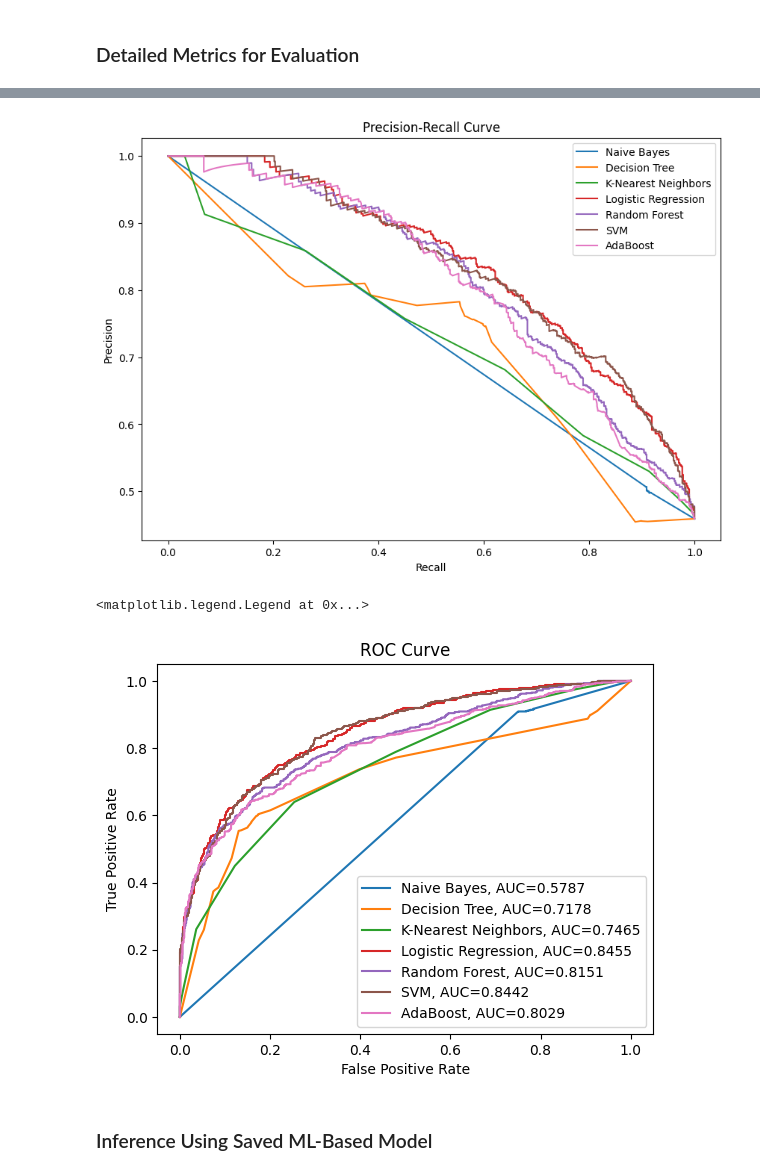
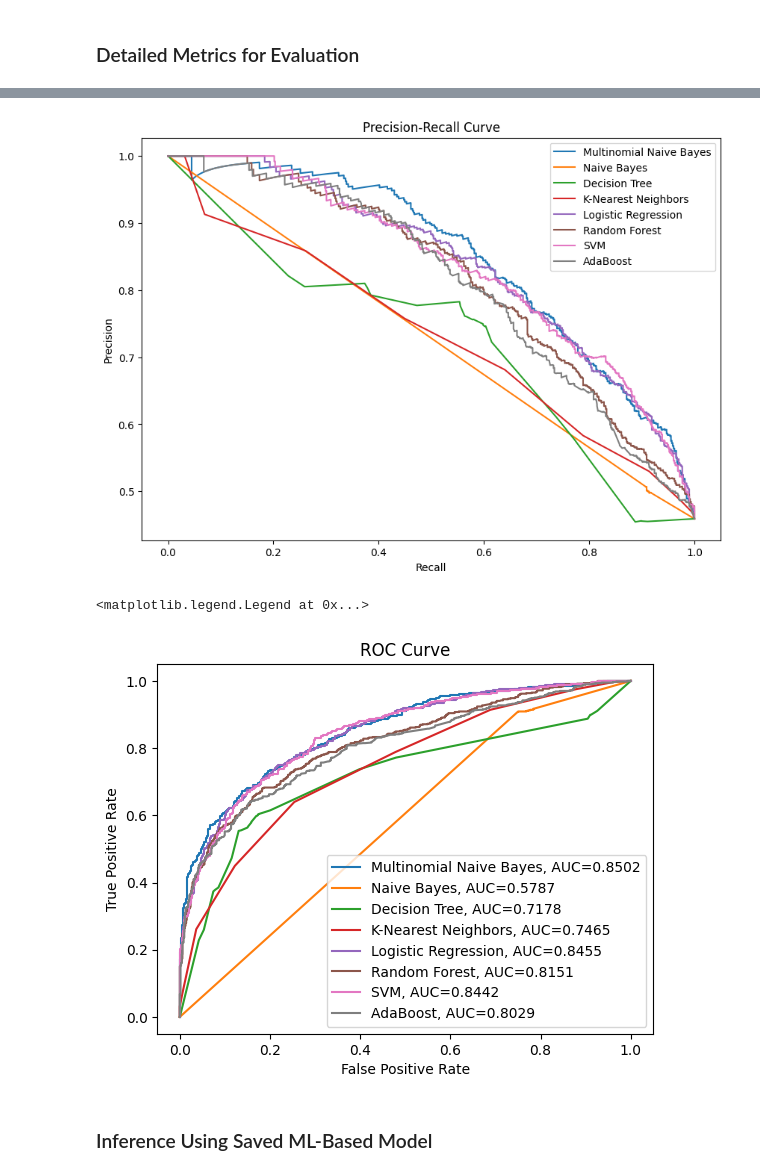
Before and after one commit to SarfrazAhmad307/Project-AI701-G41, a Jupyter notebook: Traditonal ML Models/Hindi/Traditional ML Hindi.ipynb, the cells around one changed output, grey strips where cells are left out. Drawn from its saved outputs; the diff is of its cells as text; code cells hidden in the pictures.

Commit message:
Added Multinomial Naive Bayes

```diff
--- a/Traditonal ML Models/Hindi/Traditional ML Hindi.ipynb
+++ b/Traditonal ML Models/Hindi/Traditional ML Hindi.ipynb
@@ -299,3 +299,6 @@ def model_training_with_tuning(model, x_train, y_train, model_name, param_grid=N
     print(f"Model saved to {model_name}")
 
     return best_model
+# %%
+# Train a Naive Bayes classifier using the training data
+classifier_mnb = model_training_with_tuning(MultinomialNB(), x_train, y_train, 'model_mnb.pkl')
@@ -405,3 +412,6 @@ def inference(classifier, x_test, y_test):
     auc = round(metrics.roc_auc_score(y_test, yhat), 4)
 
     return y_pred, yhat, fpr, tpr, auc
+# %%
+# Evaluate the Naive Bayes classifier on the test data
+y_pred_mnb, yhat_mnb, fpr_mnb, tpr_mnb, auc_mnb = inference(classifier_mnb, x_test, y_test)
@@ -509,6 +527,7 @@ from sklearn.metrics import precision_recall_curve
 import matplotlib.pyplot as plt
 
 # Get prediction scores for each classifier (use `predict_proba` if available, or `decision_function` if it's an SVM)
+y_scores_mnp = classifier_mnb.predict_proba(x_test)[:, 1]
 y_scores_np = classifier_nb.predict_proba(x_test)[:, 1]
 y_scores_dt = classifier_dt.predict_proba(x_test)[:, 1]
 y_scores_knn = classifier_knn.predict_proba(x_test)[:, 1]
@@ -518,6 +537,7 @@ y_scores_svm = classifier_svm.decision_function(x_test)
 y_scores_ada = classifier_ada.predict_proba(x_test)[:, 1]
 
 # Calculate precision-recall values
+prec_mnp, rec_mnp, _ = precision_recall_curve(y_test, y_scores_mnp)
 prec_np, rec_np, _ = precision_recall_curve(y_test, y_scores_np)
 prec_dt, rec_dt, _ = precision_recall_curve(y_test, y_scores_dt)
 prec_knn, rec_knn, _ = precision_recall_curve(y_test, y_scores_knn)
@@ -528,6 +548,7 @@ prec_ada, rec_ada, _ = precision_recall_curve(y_test, y_scores_ada)
 
 # Plot Precision-Recall curves
 plt.figure(figsize=(10, 7))
+plt.plot(rec_mnp, prec_mnp, label="Multinomial Naive Bayes")
 plt.plot(rec_np, prec_np, label="Naive Bayes")
 plt.plot(rec_dt, prec_dt, label="Decision Tree")
 plt.plot(rec_knn, prec_knn, label="K-Nearest Neighbors")
@@ -542,24 +563,25 @@ plt.title("Precision-Recall Curve")
 plt.legend()
 plt.show()
 # %% [output]
-[figure, old version]
+[figure, new version]
 # %%
+plt.plot(fpr_mnb,tpr_mnb,label="Multinomial Naive Bayes, AUC="+str(auc_mnb))
 plt.plot(fpr_nb,tpr_nb,label="Naive Bayes, AUC="+str(auc_nb))
 plt.plot(fpr_dt,tpr_dt,label="Decision Tree, AUC="+str(auc_dt))
 plt.plot(fpr_knn,tpr_knn,label="K-Nearest Neighbors, AUC="+str(auc_knn))
 plt.plot(fpr_lr,tpr_lr,label="Logistic Regression, AUC="+str(auc_lr))
 plt.plot(fpr_rf,tpr_rf,label="Random Forest, AUC="+str(auc_rf))
 plt.plot(fpr_svm,tpr_svm,label="SVM, AUC="+str(auc_svm))
 plt.plot(fpr_ada,tpr_ada,label="AdaBoost, AUC="+str(auc_ada))
 plt.ylabel('True Positive Rate')
 plt.xlabel('False Positive Rate')
 plt.title('ROC Curve')
 
 #add legend
 plt.legend()
 # %% [output]
 <matplotlib.legend.Legend at 0x...>
-[figure, old version]
+[figure, new version]
 # %% [markdown]
 ### Inference Using Saved ML-Based Model
 # %%
```
Also changed, not shown: parts of 11 cells of this notebook, 6 other files.
